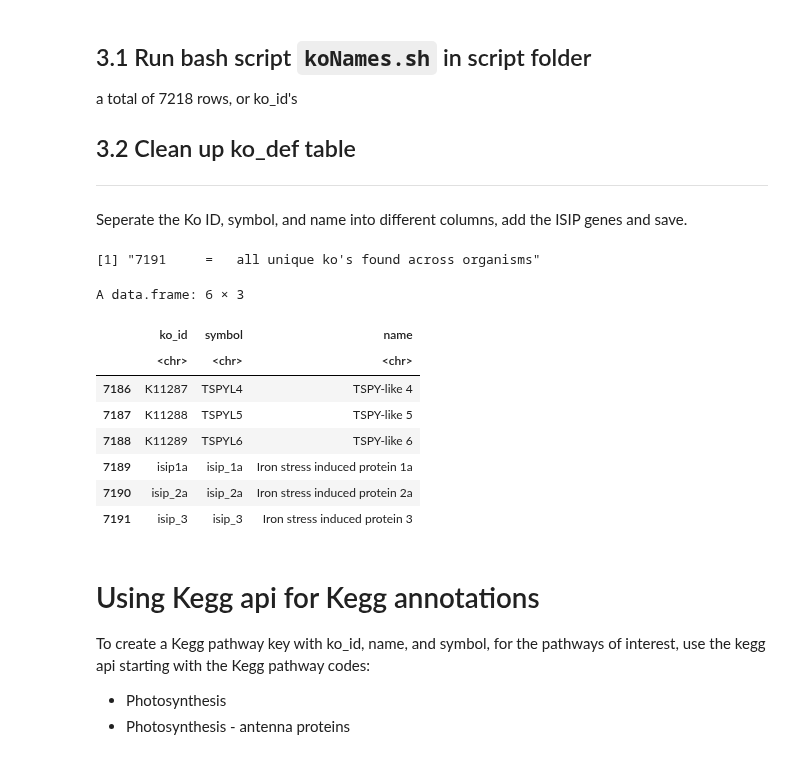
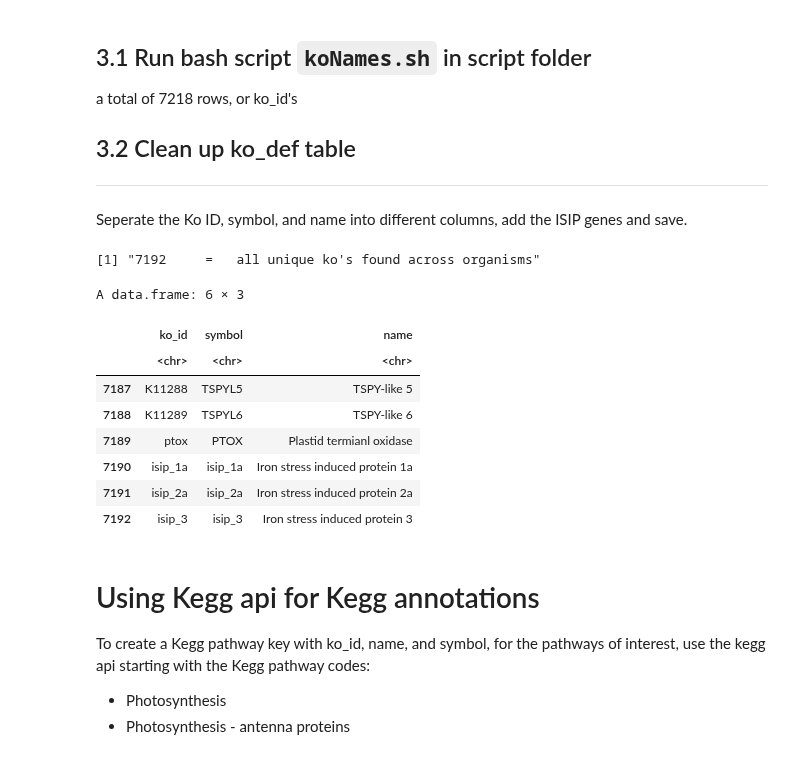
Before and after one commit to CohenLabUGA/SAB_isolates, a Jupyter notebook: jupyter_notebooks/Kegg_annotations.ipynb, the cells around one changed output. Drawn from its saved outputs; the diff is of its cells as text; code cells hidden in the pictures.

Commit message:
adding ptox to kegg notebook

```diff
--- a/jupyter_notebooks/Kegg_annotations.ipynb
+++ b/jupyter_notebooks/Kegg_annotations.ipynb
@@ -228,4 +204,17 @@ A data.frame: 6 × 3
 | V4 | NODE_1485_length_3787_cov_81.8099... | ko:_1 | isip_2a |
 | V5 | NODE_19097_length_1503_cov_1567.3... | ko:_1 | isip_2a |
 | V6 | NODE_29963_length_1047_cov_1763.8... | ko:_1 | isip_2a |
+# %%
+read.ptox <- function(org){
+    f = read.delim(file=paste(dir, org,'ptox_hits.txt', sep=""),sep = ' ',header = F,)
+    if (nrow(f) >=1){
+    f <- data.frame("orfs"=f,
+                    "ko_iteration"="ko:_1",
+                    "ko_id"='ptox')
+    }
+}
+ptox4 = read.ptox('04')
+ptox8 = read.ptox('08')
+ptox6 = read.ptox('06')
+ptox13 = read.ptox('13')
 # %% [markdown]
@@ -286,29 +273,30 @@ Seperate the Ko ID, symbol, and name into different columns, add the ISIP genes
 # %%
 #read in table with name and symbol matches to kegg ko's
 #make tidy
 ko_def <- read.delim("../expression_analysis/kegg_files/ko_pathways.txt", head=F,sep = ";")
 id <- str_extract(ko_def$V1,'K[[:digit:]]*')
 sym <- str_remove(ko_def$V1, 'ko:K[[:digit:]]*')
 ko_def <- data.frame(ko_id = id, symbol=sym, name=ko_def$V2)
-isip=data.frame(ko_id=c('isip_1a','isip_2a','isip_3'),
-                symbol=c('isip_1a','isip_2a','isip_3'),
-                name=c('Iron stress induced protein 1a',
+
+isip_ptox=data.frame(ko_id=c('ptox','isip_1a','isip_2a','isip_3'),
+                symbol=c('PTOX','isip_1a','isip_2a','isip_3'),
+                name=c('Plastid termianl oxidase','Iron stress induced protein 1a',
                        'Iron stress induced protein 2a', 'Iron stress induced protein 3'))
-ko_def=bind_rows(ko_def, isip)
+ko_def=bind_rows(ko_def, isip_ptox)
 print(paste(nrow(ko_def), "    =   all unique ko's found across organisms"))
 write.csv(ko_def,'../expression_analysis/kegg_files/ko_def.csv', row.names=F)
 tail(ko_def)
 # %% [output]
-[1] "7191     =   all unique ko's found across organisms"
+[1] "7192     =   all unique ko's found across organisms"
 A data.frame: 6 × 3
 |  | ko_id | symbol | name |
 |  | <chr> | <chr> | <chr> |
-| 7186 | K11287 | TSPYL4 | TSPY-like 4 |
 | 7187 | K11288 | TSPYL5 | TSPY-like 5 |
 | 7188 | K11289 | TSPYL6 | TSPY-like 6 |
-| 7189 | isip1a | isip_1a | Iron stress induced protein 1a |
-| 7190 | isip_2a | isip_2a | Iron stress induced protein 2a |
-| 7191 | isip_3 | isip_3 | Iron stress induced protein 3 |
+| 7189 | ptox | PTOX | Plastid termianl oxidase |
+| 7190 | isip_1a | isip_1a | Iron stress induced protein 1a |
+| 7191 | isip_2a | isip_2a | Iron stress induced protein 2a |
+| 7192 | isip_3 | isip_3 | Iron stress induced protein 3 |
 # %% [markdown]
 # Using Kegg api for Kegg annotations
 To create a Kegg pathway key with ko_id, name, and symbol, for the pathways of interest, use the kegg api starting with the Kegg pathway codes:
```
Also changed, not shown: parts of 15 cells of this notebook, 5 other files.
